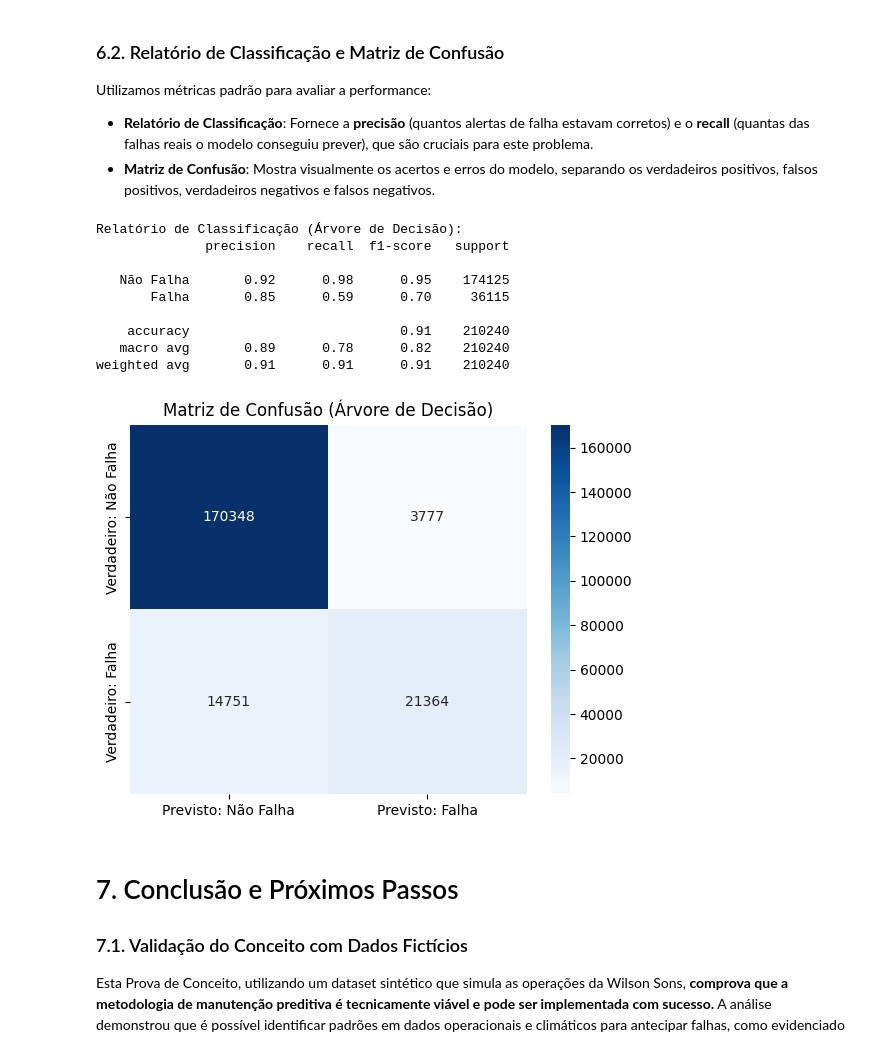
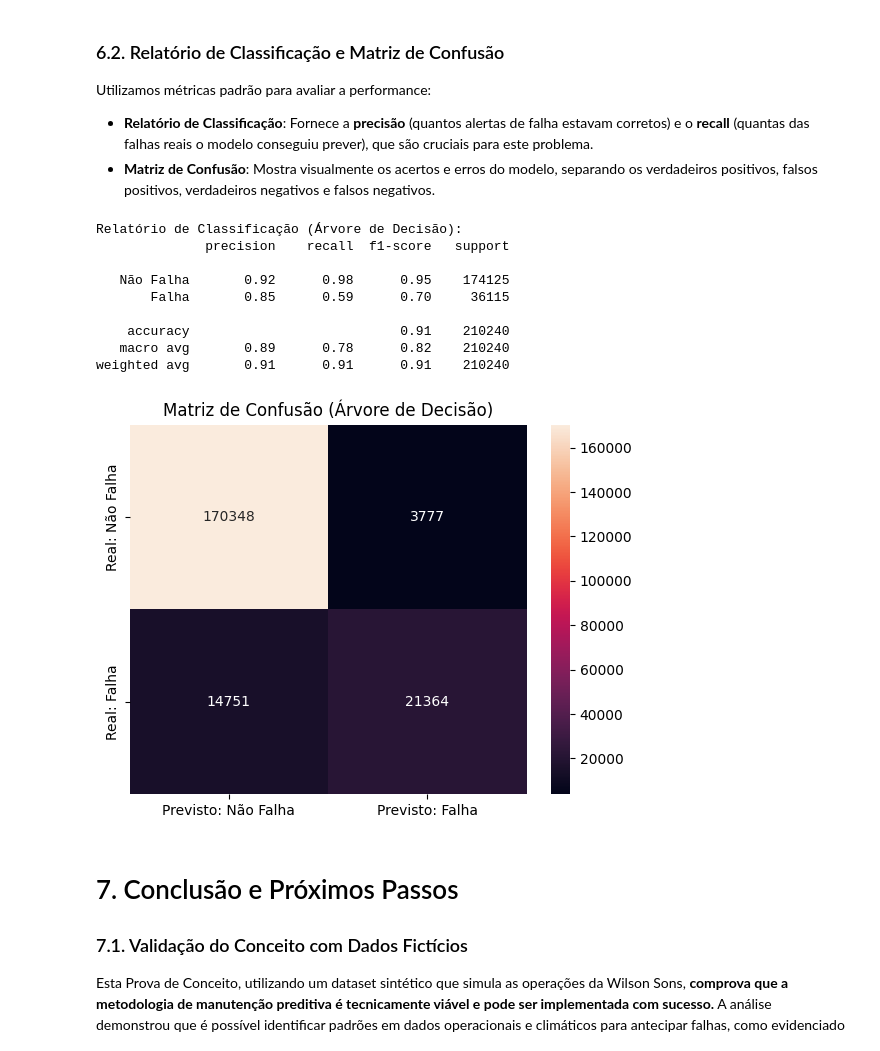
Before and after one commit to JhonAI13/ETL_Winson_sons, a Jupyter notebook: notebook/poc_wilson_sons.ipynb, the cells around one changed output. Cells and saved outputs as stored; diff of their text form; code cells hidden in the pictures.

```diff
--- a/notebook/poc_wilson_sons.ipynb
+++ b/notebook/poc_wilson_sons.ipynb
@@ -377,29 +377,29 @@ Utilizamos métricas padrão para avaliar a performance:
 # %%
 # 1. Fazer previsões no conjunto de teste com o modelo de árvore
 y_pred = tree_model.predict(X_test)
 
 # 2. Exibir o relatório de classificação e acurácia
 print("Relatório de Classificação (Árvore de Decisão):")
 print(classification_report(y_test, y_pred, target_names=['Não Falha', 'Falha']))
 
 # 3. Plotar a Matriz de Confusão
 cm = confusion_matrix(y_test, y_pred)
-sns.heatmap(cm, annot=True, fmt='d', cmap='Blues',
+sns.heatmap(cm, annot=True, fmt='d',
             xticklabels=['Previsto: Não Falha', 'Previsto: Falha'],
-            yticklabels=['Verdadeiro: Não Falha', 'Verdadeiro: Falha'])
+            yticklabels=['Real: Não Falha', 'Real: Falha'])
 plt.title('Matriz de Confusão (Árvore de Decisão)')
 plt.show()
 # %% [output]
 Relatório de Classificação (Árvore de Decisão):
               precision    recall  f1-score   support
 
    Não Falha       0.92      0.98      0.95    174125
        Falha       0.85      0.59      0.70     36115
 
     accuracy                           0.91    210240
    macro avg       0.89      0.78      0.82    210240
 weighted avg       0.91      0.91      0.91    210240
-[figure, old version]
+[figure, new version]
 # %% [markdown]
 # 7. Conclusão e Próximos Passos
 
```
Also changed, not shown: parts of 1 cell of this notebook, 5 other files.
